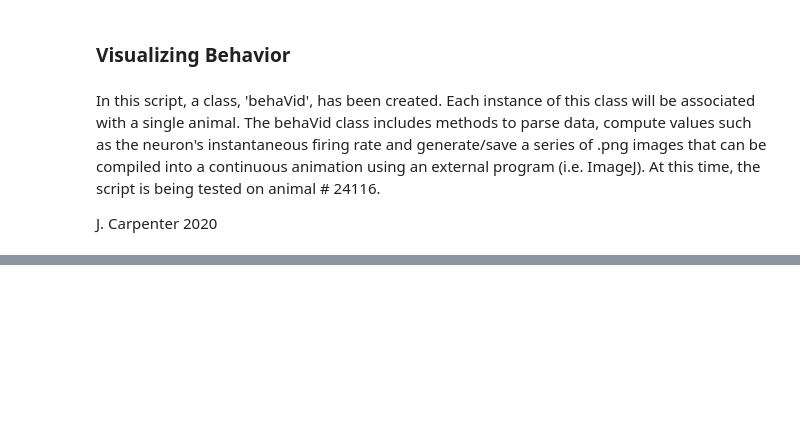
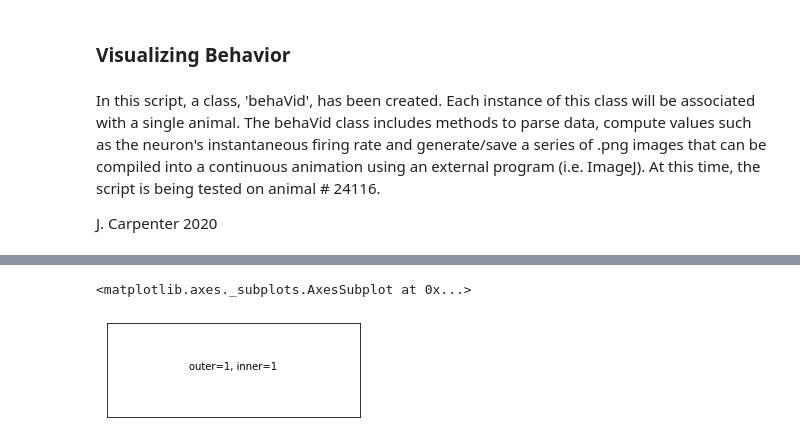
Before and after one commit to jncarpen/egoHC, a Jupyter notebook: behaVid.ipynb, the cells around one changed output, grey strips where cells are left out. Saved outputs shown, nothing was run; the diff lists cells and outputs as text; code cells hidden in the pictures; blank space fills up the shorter version.

```diff
--- a/behaVid.ipynb
+++ b/behaVid.ipynb
@@ -486,0 +538,18 @@ f3_ax1.set_aspect('equal')
+# %%
+fig = plt.figure(figsize=(10, 8))
+outer = gridspec.GridSpec(2, 2, wspace=0.2, hspace=0.2)
+
+i = 1
+j = 1
+inner = gridspec.GridSpecFromSubplotSpec(2, 1,
+                    subplot_spec=outer[i], wspace=0.1, hspace=0.1)
+
+ax = plt.Subplot(fig, inner[j])
+t = ax.text(0.5,0.5, 'outer=%d, inner=%d' % (i,j))
+        t.set_ha('center')
+        ax.set_xticks([])
+        ax.set_yticks([])
+        fig.add_subplot(ax)
+# %% [output]
+<matplotlib.axes._subplots.AxesSubplot at 0x...>
+[figure, added]
```
Also changed, not shown: parts of 12 cells of this notebook, 5 other files.
